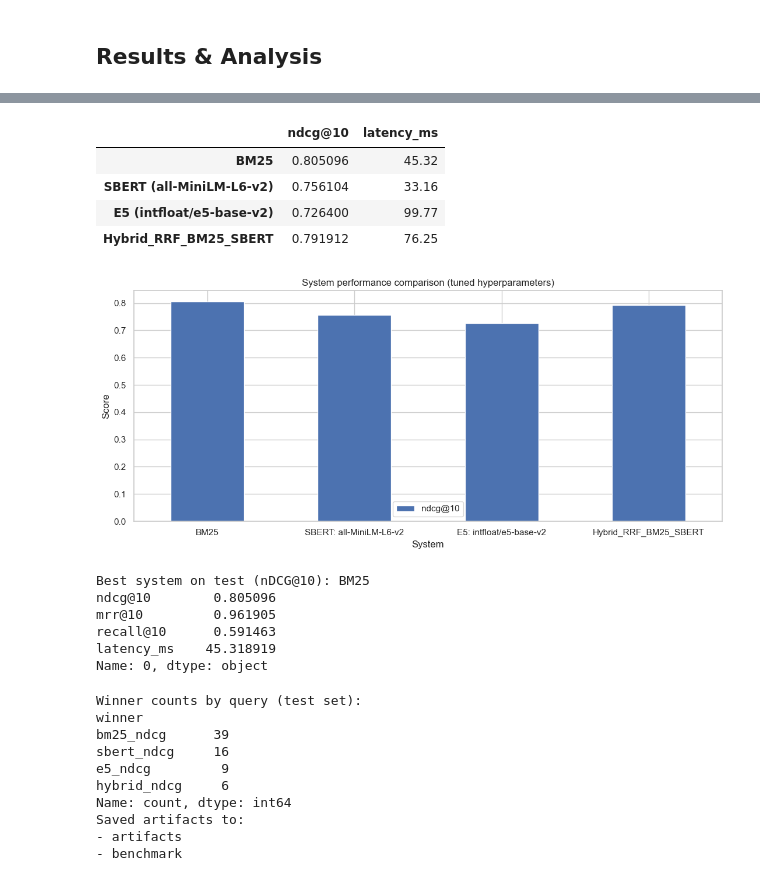
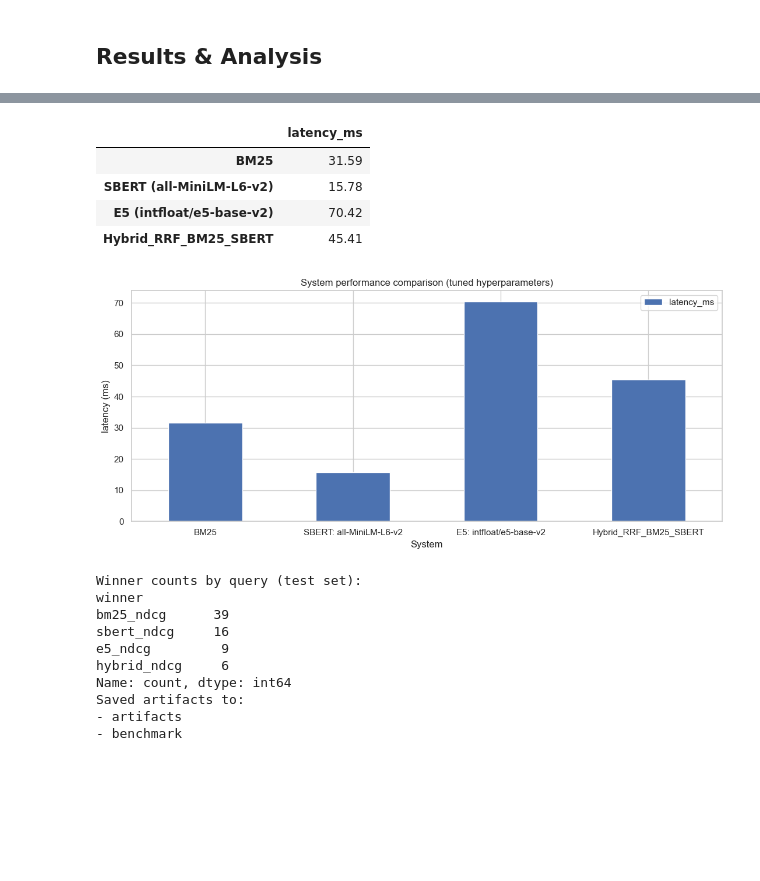
Before and after one commit to Famosaya-Bobola/Enhanced-Product-Discovery, a Jupyter notebook: product-retrieval-implementation.ipynb, the cells around one changed output, grey strips where cells are left out. Saved outputs shown, nothing was run; the diff lists cells and outputs as text; code cells hidden in the pictures; blank space fills up the shorter version.

```diff
--- a/product-retrieval-implementation.ipynb
+++ b/product-retrieval-implementation.ipynb
@@ -924,50 +941,38 @@ Name: 0, dtype: object
 # %%
 # Aggregate metric view
 metric_cols = [
-"ndcg@10", "latency_ms",
+"latency_ms",
 ]
 
 plot_labels = [
     "BM25",
     f"SBERT: {sbert_model_name}",
     f"E5: {e5_model_name}",
     HYBRID_SYSTEM_NAME,
 ]
 
 display(
     summary[metric_cols]
-    .style.format({c: "{:.4f}" for c in metric_cols if c != "latency_ms"})
+    .style.format({c: "{:.4f}" for c in metric_cols})
     .format({"latency_ms": "{:.2f}"})
 )
 
-plot_metrics = [c for c in metric_cols if c != "latency_ms"]
+plot_metrics = [c for c in metric_cols]
 ax = summary.set_index(pd.Index(plot_labels))[plot_metrics].plot(
     kind="bar", figsize=(11, 5), rot=0
 )
 ax.set_title("System performance comparison (tuned hyperparameters)")
-ax.set_ylabel("Score")
+ax.set_ylabel("latency (ms)")
 ax.set_xlabel("System")
 plt.tight_layout()
 plt.show()
-
-summary_named = summary.reset_index().rename(columns={"index": "system"})
-summary_named["system"] = plot_labels
-best_row = summary_named.sort_values("ndcg@10", ascending=False).iloc[0]
-print("Best system on test (nDCG@10):", best_row["system"])
-print(best_row[["ndcg@10", "mrr@10", "recall@10", "latency_ms"]])
 # %% [output]
-|  | ndcg@10 | latency_ms |
-| BM25 | 0.805096 | 45.32 |
-| SBERT (all-MiniLM-L6-v2) | 0.756104 | 33.16 |
-| E5 (intfloat/e5-base-v2) | 0.726400 | 99.77 |
-| Hybrid_RRF_BM25_SBERT | 0.791912 | 76.25 |
+|  | latency_ms |
+| BM25 | 31.59 |
+| SBERT (all-MiniLM-L6-v2) | 15.78 |
+| E5 (intfloat/e5-base-v2) | 70.42 |
+| Hybrid_RRF_BM25_SBERT | 45.41 |
-[figure, old version]
+[figure, new version]
-Best system on test (nDCG@10): BM25
-ndcg@10        0.805096
-mrr@10         0.961905
-recall@10      0.591463
-latency_ms    45.318919
-Name: 0, dtype: object
 # %%
 # Per-query win/loss analysis + export artifacts
 hybrid_col = "hybrid_ndcg"
```
Also changed, not shown: parts of 3 cells of this notebook, 6 other files.
